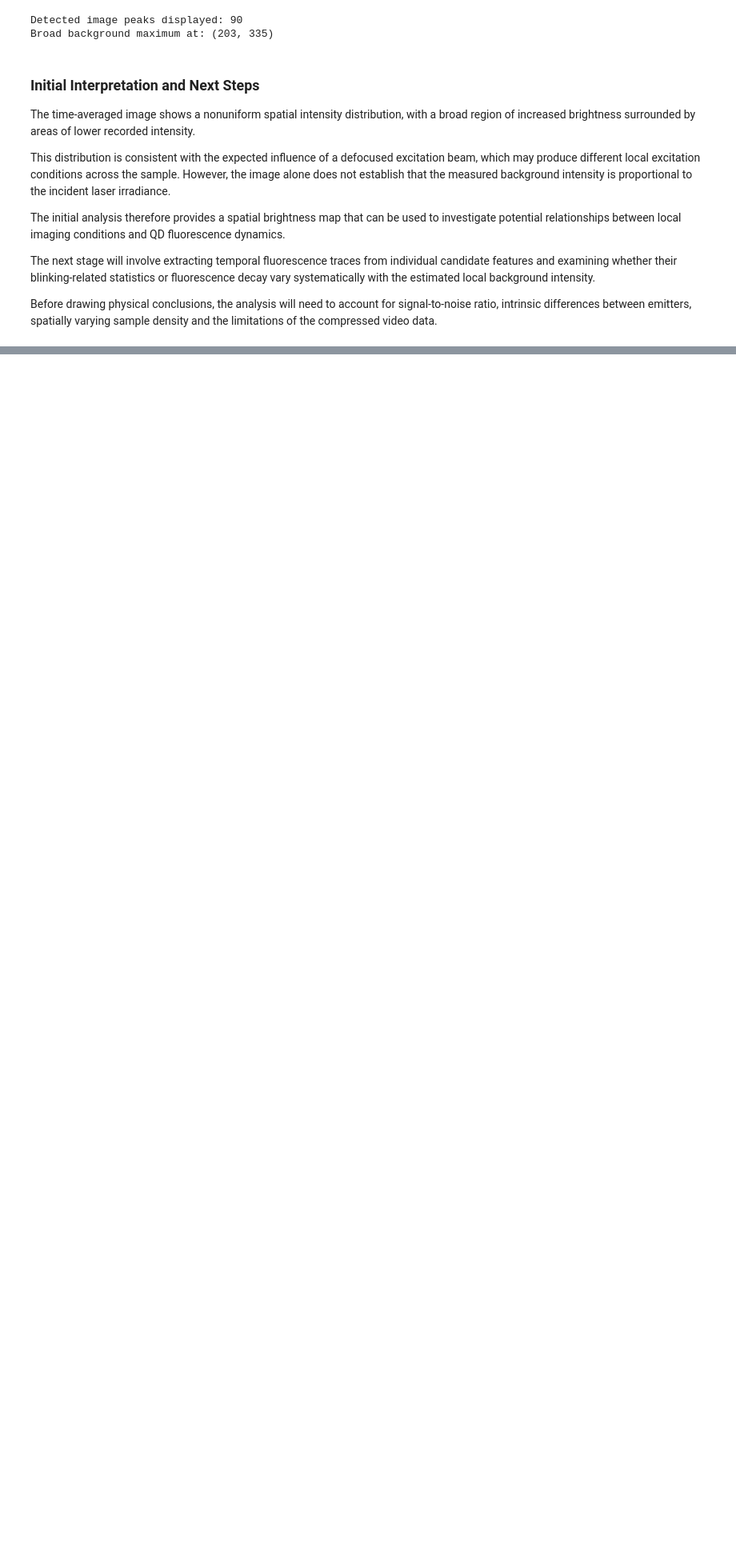
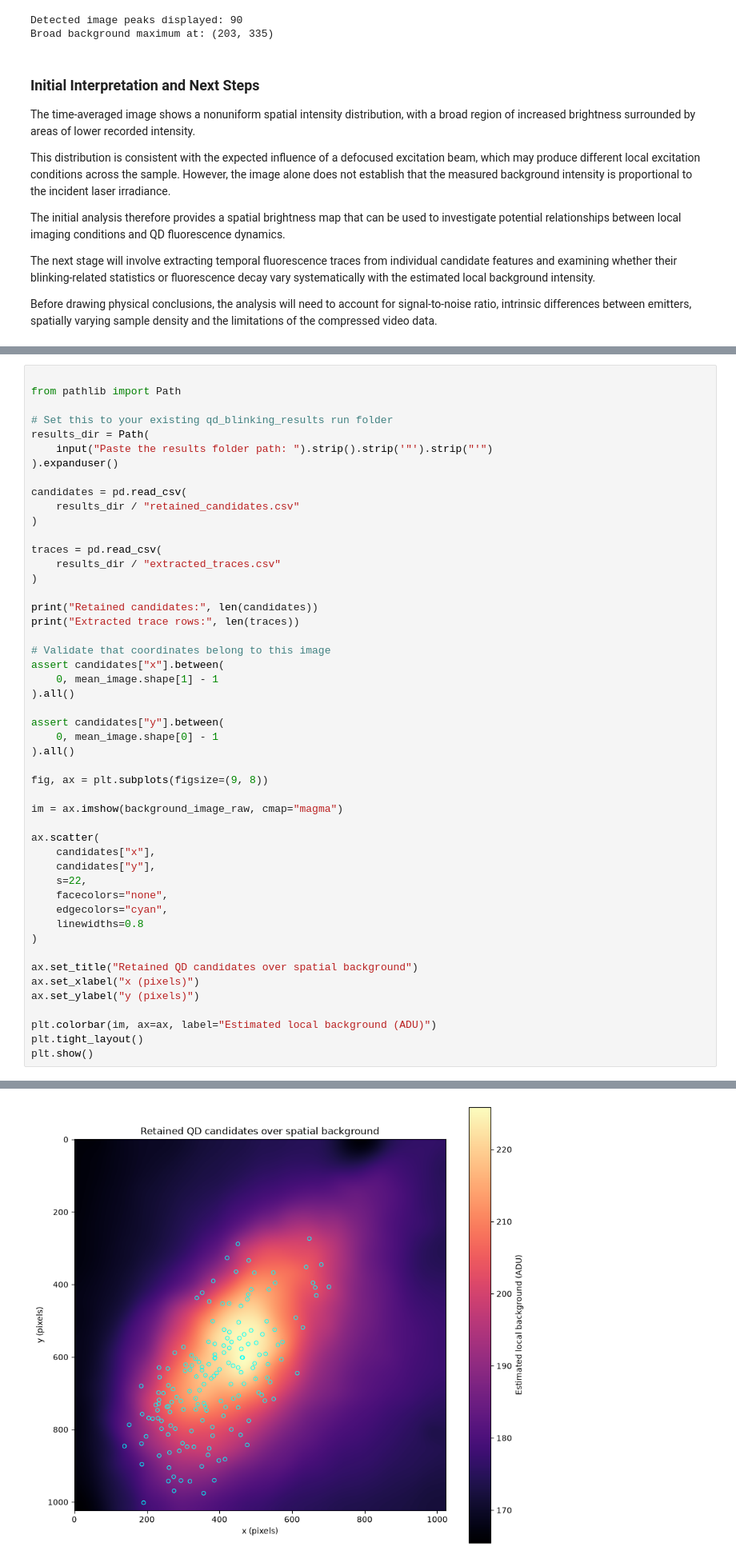
Before and after one commit to will3t/WT_MastersRepo, a Jupyter notebook: qd_blinking_supplementary_code/exploratory_analysis.ipynb, the cells around one changed output, grey strips where cells are left out. Shown at 80% size. Cells and saved outputs as stored; diff of their text form; blank space fills up the shorter version.

```diff
--- a/qd_blinking_supplementary_code/exploratory_analysis.ipynb
+++ b/qd_blinking_supplementary_code/exploratory_analysis.ipynb
@@ -534,0 +639,50 @@ Before drawing physical conclusions, the analysis will need to account for signa
+# %%
+
+from pathlib import Path
+
+# Set this to your existing qd_blinking_results run folder
+results_dir = Path(
+    input("Paste the results folder path: ").strip().strip('"').strip("'")
+).expanduser()
+
+candidates = pd.read_csv(
+    results_dir / "retained_candidates.csv"
+)
+
+traces = pd.read_csv(
+    results_dir / "extracted_traces.csv"
+)
+
+print("Retained candidates:", len(candidates))
+print("Extracted trace rows:", len(traces))
+
+# Validate that coordinates belong to this image
+assert candidates["x"].between(
+    0, mean_image.shape[1] - 1
+).all()
+
+assert candidates["y"].between(
+    0, mean_image.shape[0] - 1
+).all()
+
+fig, ax = plt.subplots(figsize=(9, 8))
+
+im = ax.imshow(background_image_raw, cmap="magma")
+
+ax.scatter(
+    candidates["x"],
+    candidates["y"],
+    s=22,
+    facecolors="none",
+    edgecolors="cyan",
+    linewidths=0.8
+)
+
+ax.set_title("Retained QD candidates over spatial background")
+ax.set_xlabel("x (pixels)")
+ax.set_ylabel("y (pixels)")
+
+plt.colorbar(im, ax=ax, label="Estimated local background (ADU)")
+plt.tight_layout()
+plt.show()
+# %% [output]
@@ -534,0 +691 @@ Before drawing physical conclusions, the analysis will need to account for signa
+[figure, added]
```
Also changed, not shown: parts of 19 cells of this notebook.
